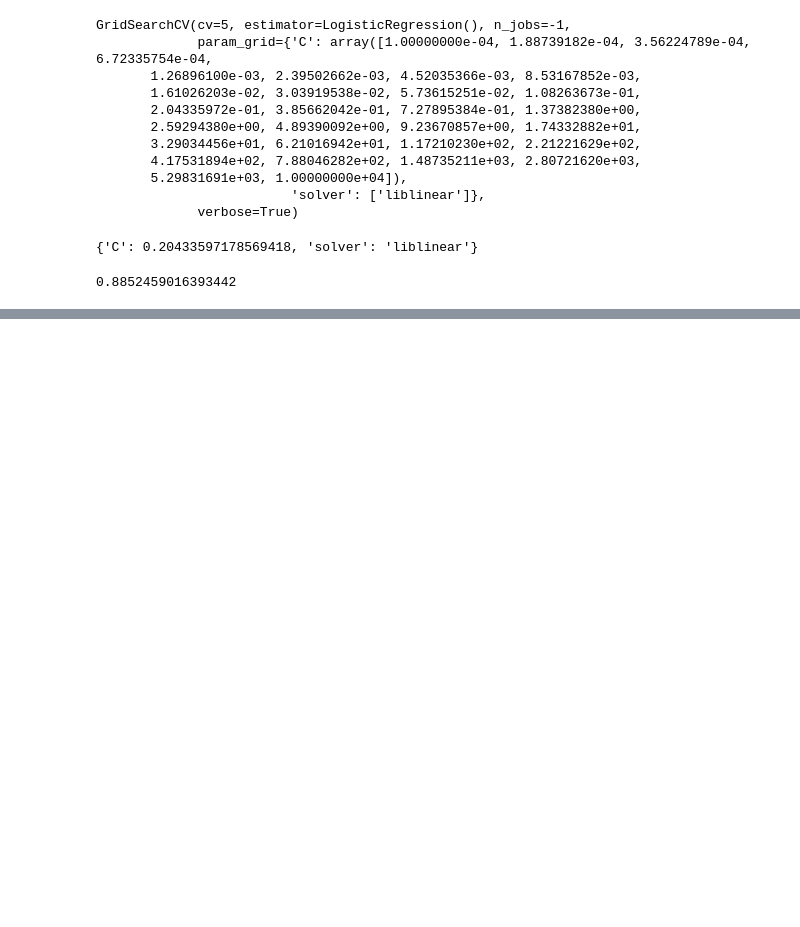
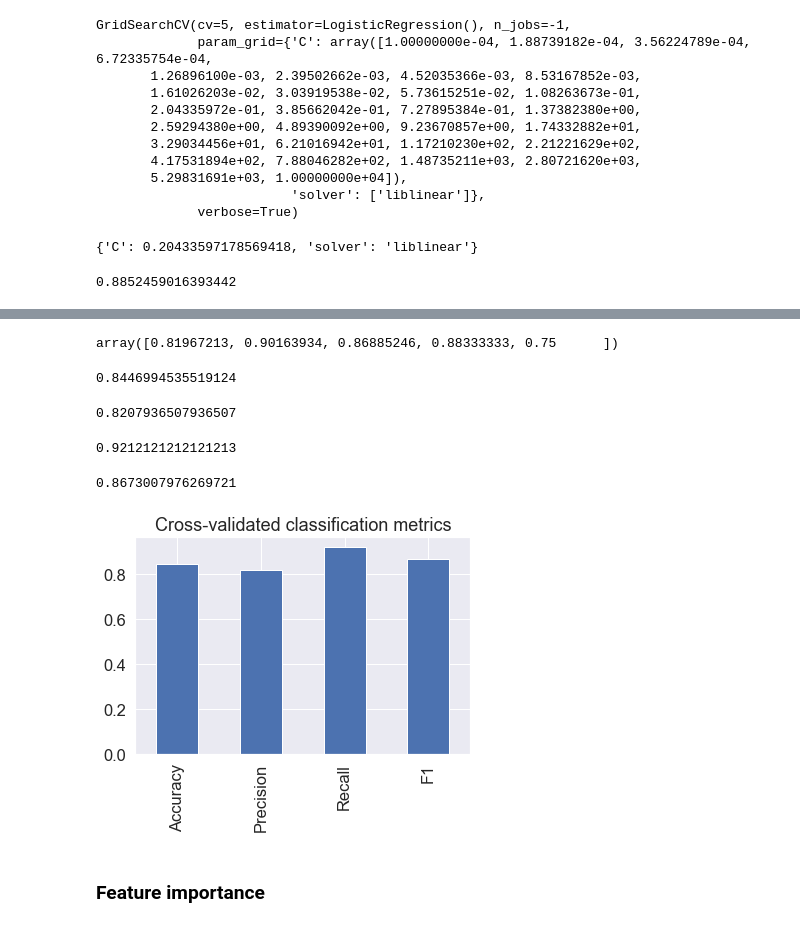
Before and after one commit to denishartl/heart-disease, a Jupyter notebook: end-to-end-heart-disease-classification.ipynb, the cells around one changed output, grey strips where cells are left out. Saved outputs shown, nothing was run; the diff lists cells and outputs as text; code cells hidden in the pictures; blank space fills up the shorter version.

```diff
--- a/end-to-end-heart-disease-classification.ipynb
+++ b/end-to-end-heart-disease-classification.ipynb
@@ -666,0 +755,65 @@ gs_log_reg.score(X_test, y_test)
+# %%
+# Cross-validated accuracy
+cv_acc = cross_val_score(clf,
+                         X,
+                         y,
+                         cv=5,
+                         scoring="accuracy")
+cv_acc
+# %% [output]
+array([0.81967213, 0.90163934, 0.86885246, 0.88333333, 0.75      ])
+# %%
+cv_acc = np.mean(cv_acc)
+cv_acc
+# %% [output]
+0.8446994535519124
+# %%
+# Cross-validated precision
+cv_precision = cross_val_score(clf,
+                         X,
+                         y,
+                         cv=5,
+                         scoring="precision")
+
+cv_precision = np.mean(cv_precision)
+cv_precision
+# %% [output]
+0.8207936507936507
+# %%
+# Cross-validated recall
+cv_recall = cross_val_score(clf,
+                         X,
+                         y,
+                         cv=5,
+                         scoring="recall")
+
+cv_recall = np.mean(cv_recall)
+cv_recall
+# %% [output]
+0.9212121212121213
+# %%
+# Cross-validated f1-score
+cv_f1_score = cross_val_score(clf,
+                         X,
+                         y,
+                         cv=5,
+                         scoring="f1")
+
+cv_f1_score = np.mean(cv_f1_score)
+cv_f1_score
+# %% [output]
+0.8673007976269721
+# %%
+# Visualize our cross-validated metrics
+cv_metrics = pd.DataFrame({"Accuracy": cv_acc,
+                           "Precision": cv_precision,
+                           "Recall": cv_recall,
+                           "F1": cv_f1_score},
+                          index=[0])
+
+cv_metrics.T.plot.bar(title="Cross-validated classification metrics",
+                      legend=False);
+# %% [output]
+[figure, added]
+# %% [markdown]
+### Feature importance
```
Also changed, not shown: parts of 26 cells of this notebook.
